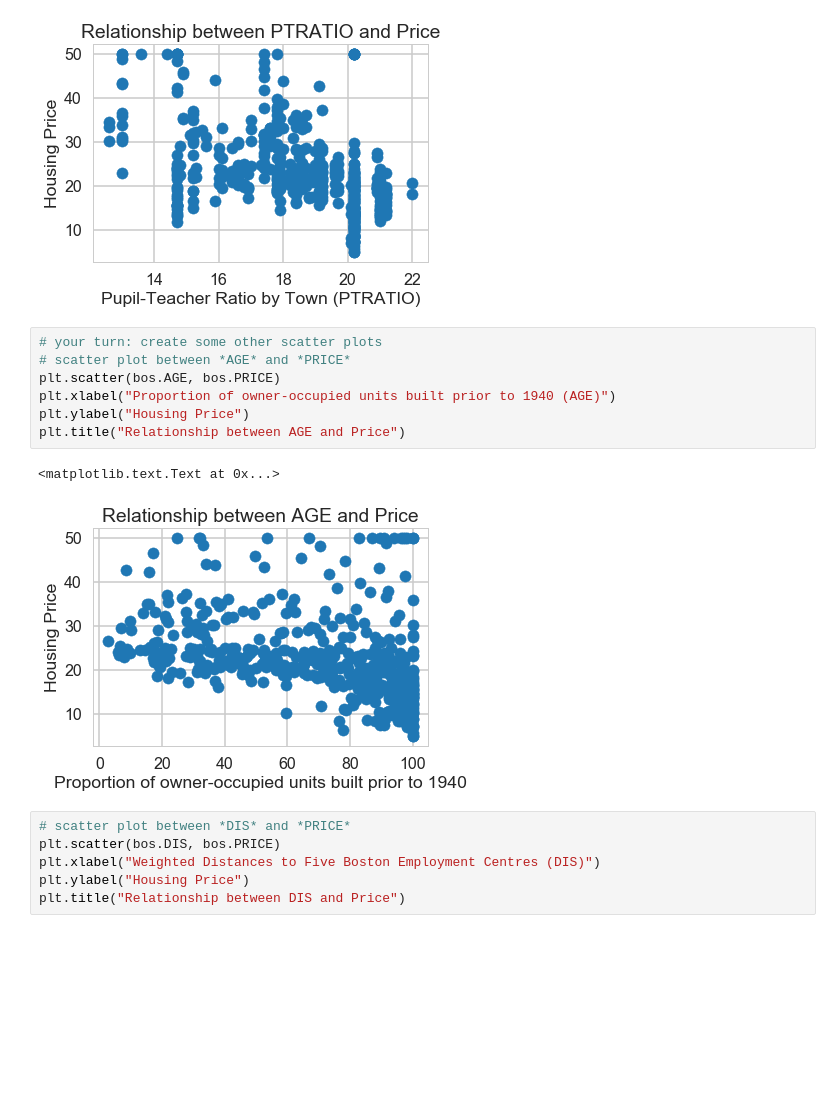
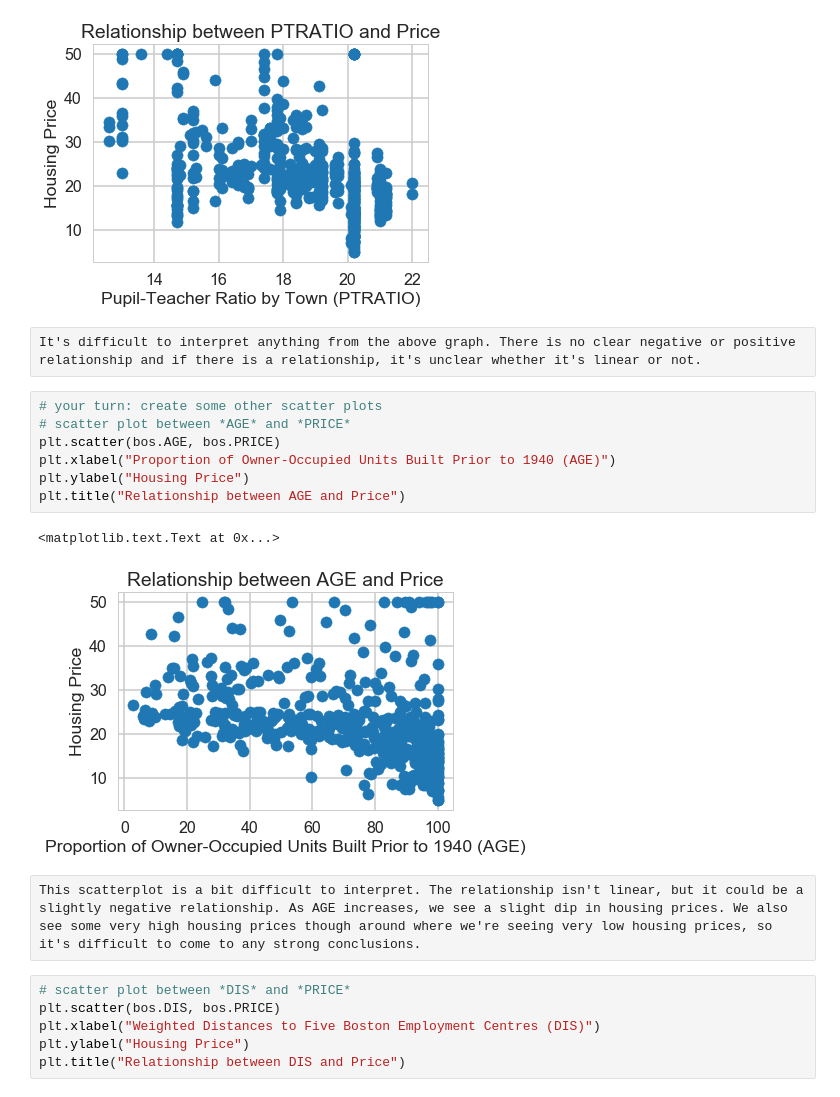
Before and after one commit to isabelvanzijl/Springboard_Other, a Jupyter notebook: Linear_Regression/Mini_Project_Linear_Regression.ipynb, the cells around one changed output. Cells and saved outputs as stored; diff of their text form; blank space fills up the shorter version.

Commit message:
linear regression exercise

```diff
--- a/Linear_Regression/Mini_Project_Linear_Regression.ipynb
+++ b/Linear_Regression/Mini_Project_Linear_Regression.ipynb
@@ -308,16 +312,20 @@ plt.title("Relationship between PTRATIO and Price")
 # %% [output]
 <matplotlib.text.Text at 0x...>
 [figure]
+# %% [raw]
+It's difficult to interpret anything from the above graph. There is no clear negative or positive relationship and if there is a relationship, it's unclear whether it's linear or not.
 # %%
 # your turn: create some other scatter plots
 # scatter plot between *AGE* and *PRICE*
 plt.scatter(bos.AGE, bos.PRICE)
-plt.xlabel("Proportion of owner-occupied units built prior to 1940 (AGE)")
+plt.xlabel("Proportion of Owner-Occupied Units Built Prior to 1940 (AGE)")
 plt.ylabel("Housing Price")
 plt.title("Relationship between AGE and Price")
 # %% [output]
 <matplotlib.text.Text at 0x...>
-[figure, old version]
+[figure, new version]
+# %% [raw]
+This scatterplot is a bit difficult to interpret. The relationship isn't linear, but it could be a slightly negative relationship. As AGE increases, we see a slight dip in housing prices. We also see some very high housing prices though around where we're seeing very low housing prices, so it's difficult to come to any strong conclusions.
 # %%
 # scatter plot between *DIS* and *PRICE*
 plt.scatter(bos.DIS, bos.PRICE)
```
Also changed, not shown: parts of 12 cells of this notebook.
